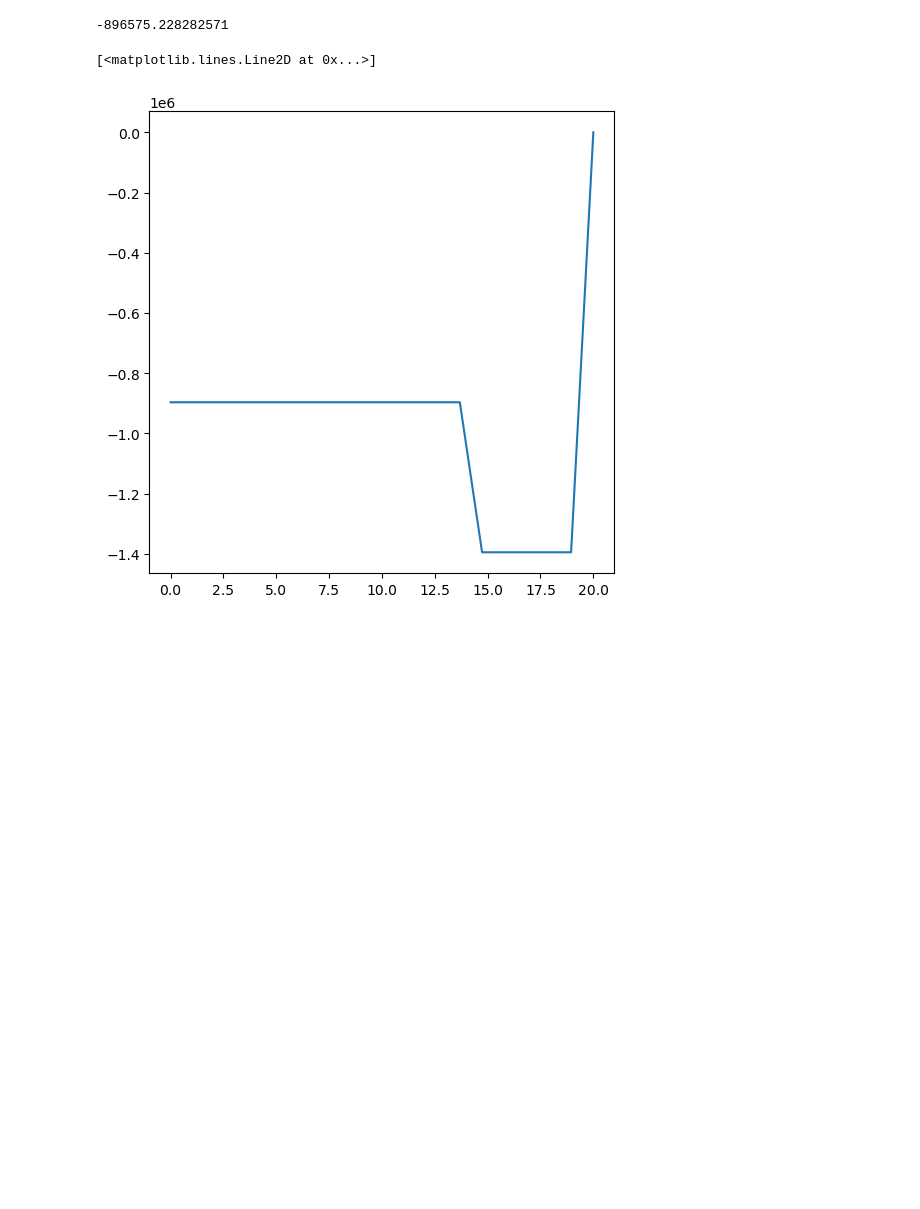
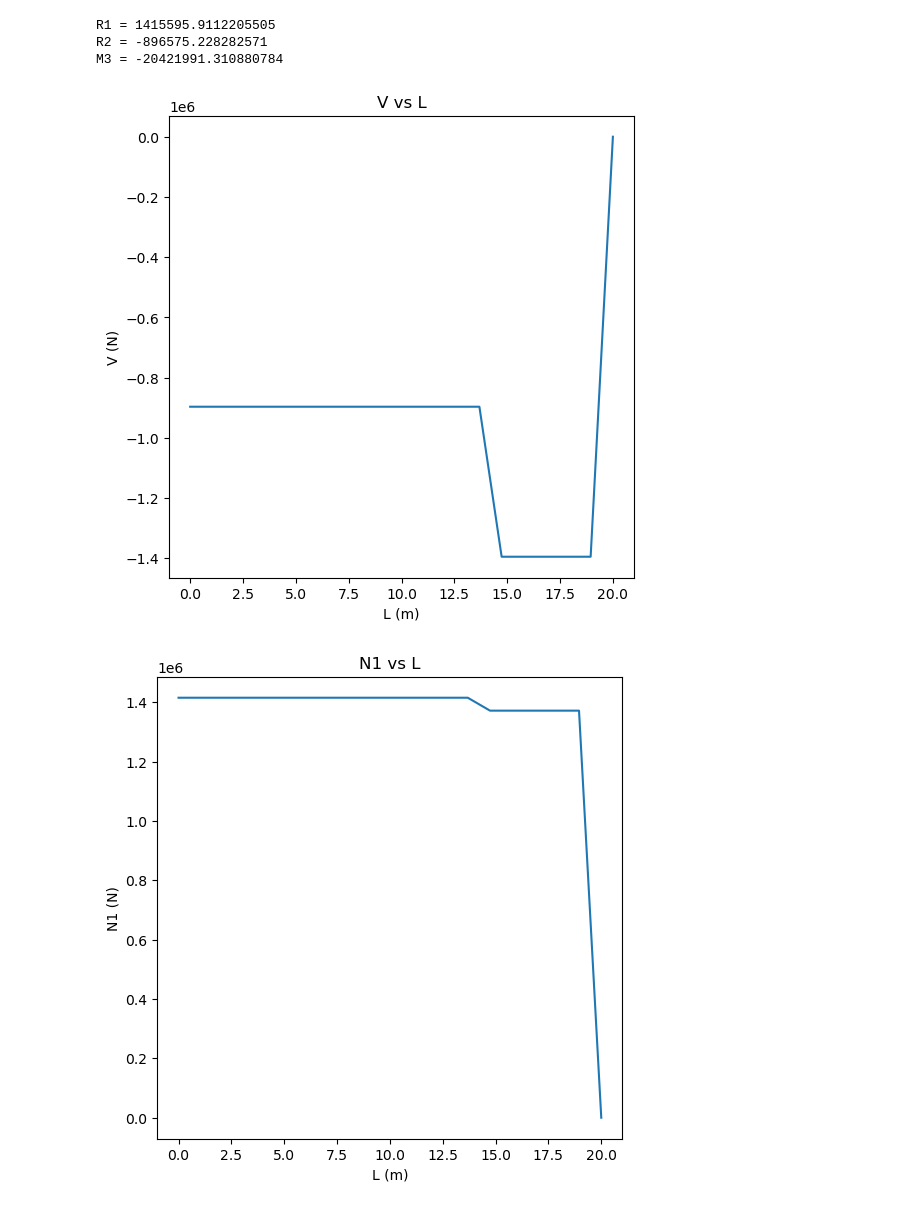
Before and after one commit to Nick-M-R/EAE135, a Jupyter notebook: EAE135_Project2_CalculationsandPlots.ipynb, the cells around one changed output. Saved outputs shown, nothing was run; the diff lists cells and outputs as text; code cells hidden in the pictures; blank space fills up the shorter version.

```diff
--- a/EAE135_Project2_CalculationsandPlots.ipynb
+++ b/EAE135_Project2_CalculationsandPlots.ipynb
@@ -23,35 +23,75 @@ alf = math.radians(5) #rads
 
 ## Material Properties
 #CFRP
 E11_cfrp = 148.24 #GPa
 E12_cfrp = 10.07 #GPa
 G12_cfrp = 5.58 #GPa
 v12_cfrp = 0.30
 #Al 6061
 syc_Al = -289.6 #MPa (yield stress in compression)
 syt_Al = 289.6 #MPa
 Ec_Al = 69.69 #GPa
 Et_Al = 68.95 #GPa
 G_Al = 26.2 #GPa
 v_Al = 0.33 #GPa
 
 ### Reactions at Cantilever
-R1 = Thrust - (Lift+Weight)*(math.sin(alf))
+R1 = Thrust + (Lift+Weight)*(math.sin(alf))
 R2 = (Weight - Lift)*math.cos(alf)
 M3 = (Weight*(L-5)-Lift*L)*math.cos(alf)
+
+print('R1 = {} N'.format(R1))
+print('R2 = {} N'.format(R2))
+print('M3 = {} Nm'.format(M3))
 
 ### Internal Force Calculations
 Shear = np.zeros(20)
 for i in range(0,len(Shear)):
     if (i<14):
         Shear[i] = R2
     elif (i>=14) & (i<19):
         Shear[i] = R2 - Weight*(math.cos(alf))
     else:
-        Shear[i] = 0
+        Shear[i] = R2 - (Weight - Lift)*math.cos(alf)
 plt.figure(figsize = [6,6])
+plt.title('V vs L')
+plt.xlabel('L (m)')
+plt.ylabel('V (N)')
 plt.plot(np.linspace(0,20,20), Shear)
+
+N1 = np.zeros(20)
+for i in range(0,len(N1)):
+    if (i<14):
+        N1[i] = R1
+    elif (i>=14) & (i<19):
+        N1[i] = R1 - Weight*(math.sin(alf))
+    else:
+        N1[i] = R1 - Thrust - (Lift+Weight)*(math.sin(alf))
+
+plt.figure(figsize = [6,6])
+plt.title('N1 vs L')
+plt.xlabel('L (m)')
+plt.ylabel('N1 (N)')
+plt.plot(np.linspace(0,20,20), N1)
+
+Mom = np.zeros(20)
+for i in range(0,len(Mom)):
+    if (i<14):
+        Mom[i] = -M3 + ((M3+(-M3+(R2*15)))/15)*i
+    elif (i>=14):
+        Mom[i] = Mom[13] - ((Mom[13]+(R2-Weight*math.cos(alf)))/5)*(i-13)
+plt.figure(figsize = [6,6])
+plt.title('M3 vs L')
+plt.xlabel('L (m)')
+plt.ylabel('M3 (Nm)')
+plt.plot(np.linspace(0,20,20), Mom)
+
+del Shear
+del N1
+del Mom
 # %% [output]
--896575.228282571
+R1 = 1415595.9112205505
+R2 = -896575.228282571
+M3 = -20421991.310880784
-[<matplotlib.lines.Line2D at 0x...>]
-[figure, old version]
+[figure, new version]
+[figure, added]
```
Also changed, not shown: parts of 1 cell of this notebook.
